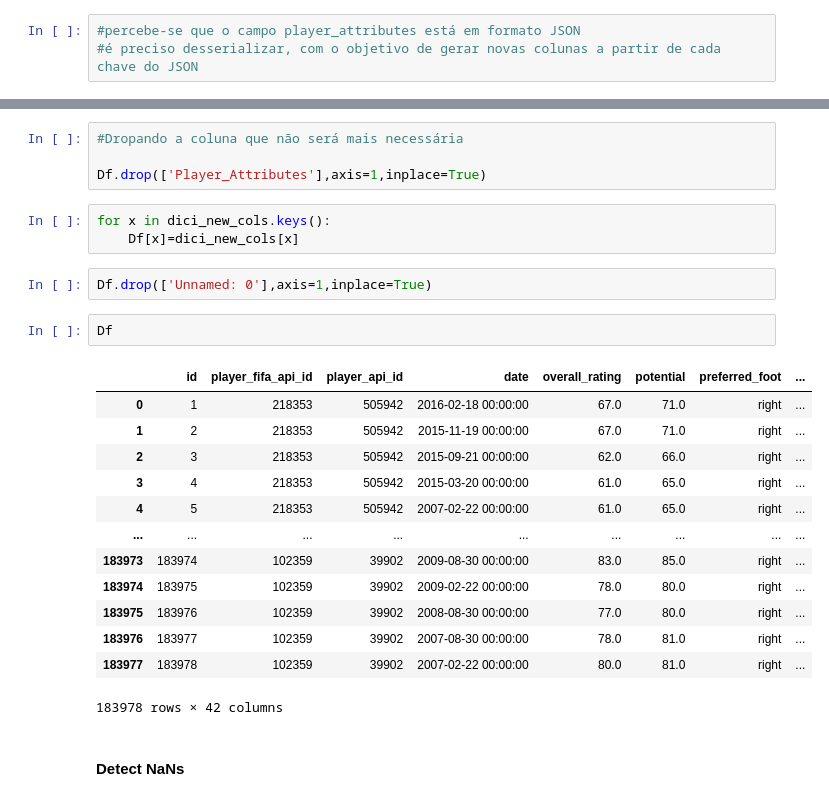
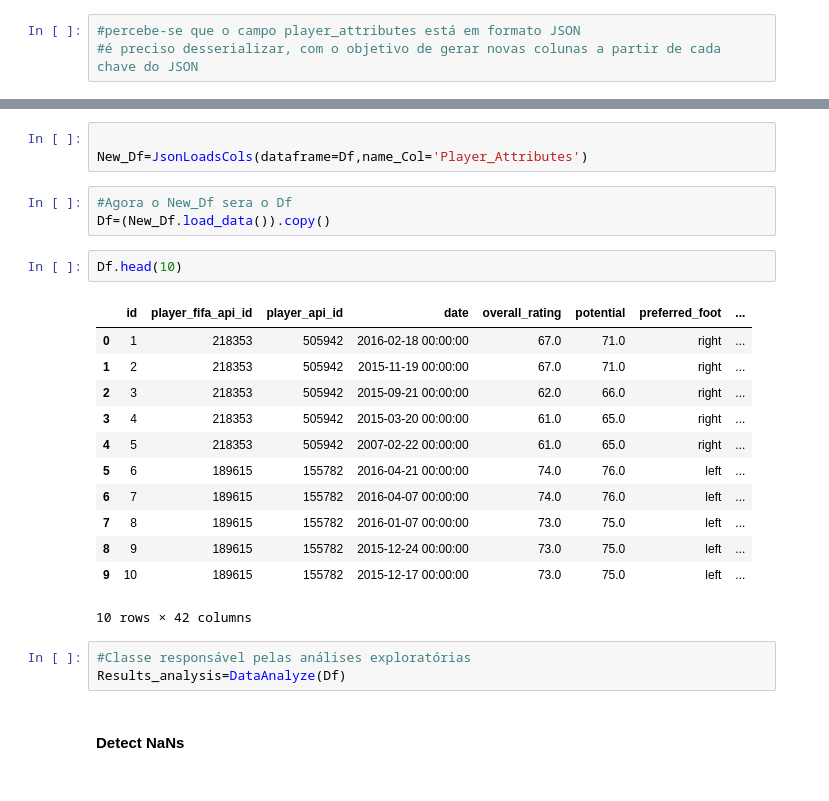
Before and after one commit to alessandrogums/ETL-Data-FIFA, a Jupyter notebook: script_Player _attributes.ipynb, the cells around one changed output, grey strips where cells are left out. Saved outputs shown, nothing was run; the diff lists cells and outputs as text.

```diff
--- a/script_Player _attributes.ipynb
+++ b/script_Player _attributes.ipynb
@@ -54,28 +42,27 @@ for k in Df['Player_Attributes']:
-# %%
-#Dropando a coluna que não será mais necessária
-
-Df.drop(['Player_Attributes'],axis=1,inplace=True)
-# %%
-for x in dici_new_cols.keys():
-    Df[x]=dici_new_cols[x]
-# %%
-Df.drop(['Unnamed: 0'],axis=1,inplace=True)
+# %%
+
+New_Df=JsonLoadsCols(dataframe=Df,name_Col='Player_Attributes')
+# %%
+#Agora o New_Df sera o Df
+Df=(New_Df.load_data()).copy()
 # %%
-Df
+Df.head(10)
 # %% [output]
 |  | id | player_fifa_api_id | player_api_id | date | overall_rating | potential | preferred_foot | ... |
 | 0 | 1 | 218353 | 505942 | 2016-02-18 00:00:00 | 67.0 | 71.0 | right | ... |
 | 1 | 2 | 218353 | 505942 | 2015-11-19 00:00:00 | 67.0 | 71.0 | right | ... |
 | 2 | 3 | 218353 | 505942 | 2015-09-21 00:00:00 | 62.0 | 66.0 | right | ... |
 | 3 | 4 | 218353 | 505942 | 2015-03-20 00:00:00 | 61.0 | 65.0 | right | ... |
 | 4 | 5 | 218353 | 505942 | 2007-02-22 00:00:00 | 61.0 | 65.0 | right | ... |
-| ... | ... | ... | ... | ... | ... | ... | ... | ... |
-| 183973 | 183974 | 102359 | 39902 | 2009-08-30 00:00:00 | 83.0 | 85.0 | right | ... |
-| 183974 | 183975 | 102359 | 39902 | 2009-02-22 00:00:00 | 78.0 | 80.0 | right | ... |
-| 183975 | 183976 | 102359 | 39902 | 2008-08-30 00:00:00 | 77.0 | 80.0 | right | ... |
-| 183976 | 183977 | 102359 | 39902 | 2007-08-30 00:00:00 | 78.0 | 81.0 | right | ... |
-| 183977 | 183978 | 102359 | 39902 | 2007-02-22 00:00:00 | 80.0 | 81.0 | right | ... |
+| 5 | 6 | 189615 | 155782 | 2016-04-21 00:00:00 | 74.0 | 76.0 | left | ... |
+| 6 | 7 | 189615 | 155782 | 2016-04-07 00:00:00 | 74.0 | 76.0 | left | ... |
+| 7 | 8 | 189615 | 155782 | 2016-01-07 00:00:00 | 73.0 | 75.0 | left | ... |
+| 8 | 9 | 189615 | 155782 | 2015-12-24 00:00:00 | 73.0 | 75.0 | left | ... |
+| 9 | 10 | 189615 | 155782 | 2015-12-17 00:00:00 | 73.0 | 75.0 | left | ... |
-183978 rows × 42 columns
+10 rows × 42 columns
+# %%
+#Classe responsável pelas análises exploratórias
+Results_analysis=DataAnalyze(Df)
 # %% [markdown]
 #### Detect NaNs
 # %%
```
Also changed, not shown: parts of 20 cells of this notebook, 3 other files.
